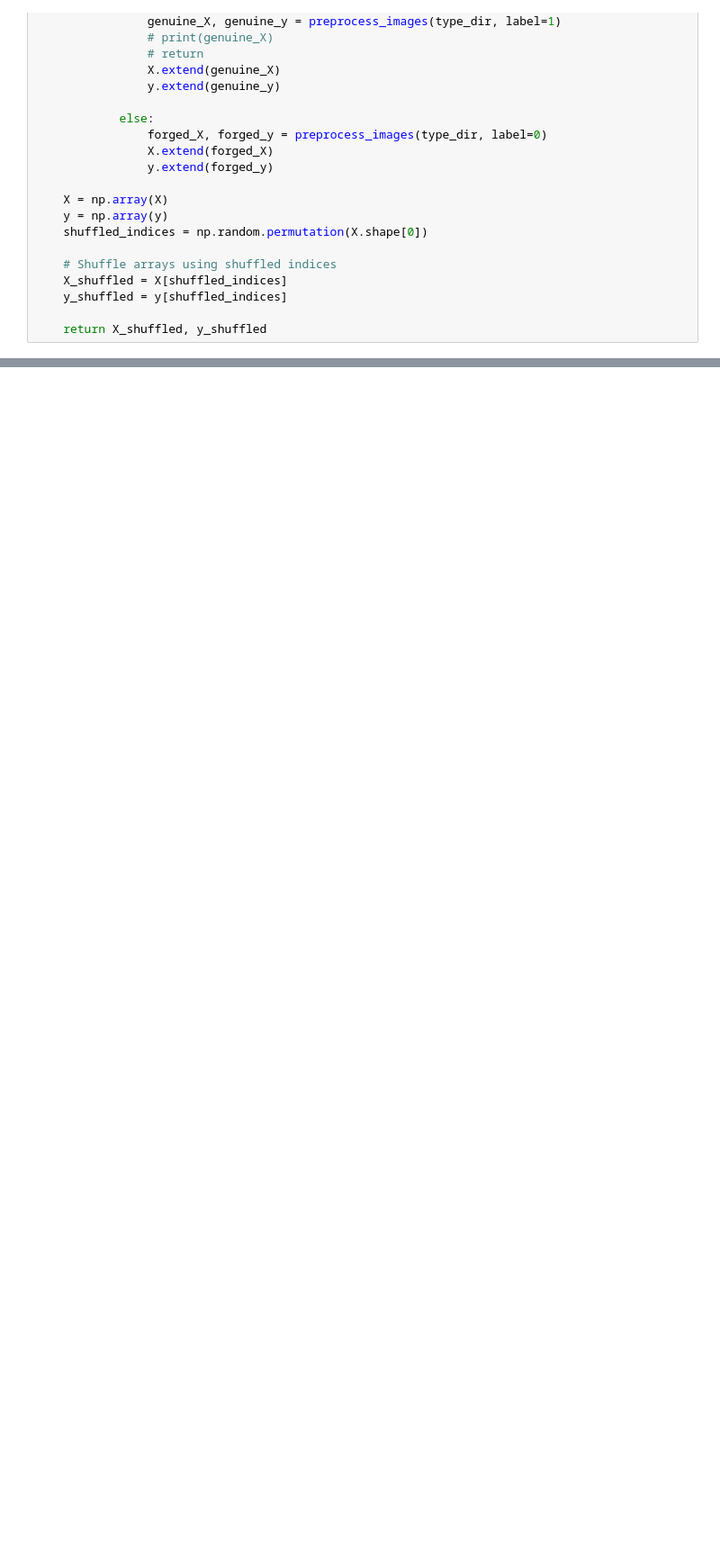
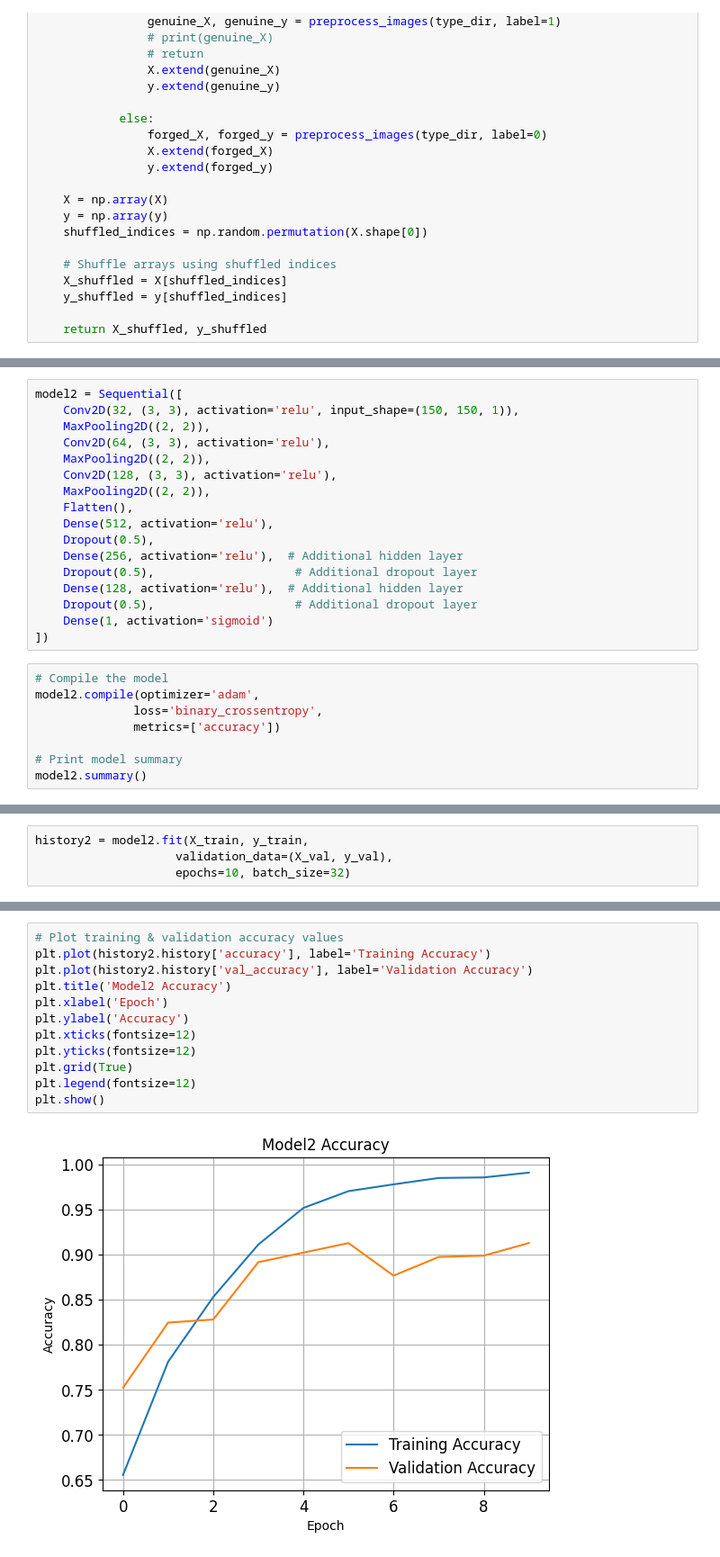
Before and after one commit to mraabhijit/signature-forgery, a Jupyter notebook: notebooks/Preprocessing.ipynb, the cells around one changed output, grey strips where cells are left out. Shown at 90% size. Drawn from its saved outputs; the diff is of its cells as text; blank space fills up the shorter version.

```diff
--- a/notebooks/Preprocessing.ipynb
+++ b/notebooks/Preprocessing.ipynb
@@ -227,0 +303,25 @@ TypeError: cannot unpack non-iterable NoneType object
+# %%
+model2 = Sequential([
+    Conv2D(32, (3, 3), activation='relu', input_shape=(150, 150, 1)),
+    MaxPooling2D((2, 2)),
+    Conv2D(64, (3, 3), activation='relu'),
+    MaxPooling2D((2, 2)),
+    Conv2D(128, (3, 3), activation='relu'),
+    MaxPooling2D((2, 2)),
+    Flatten(),
+    Dense(512, activation='relu'),
+    Dropout(0.5),
+    Dense(256, activation='relu'),  # Additional hidden layer
+    Dropout(0.5),                    # Additional dropout layer
+    Dense(128, activation='relu'),  # Additional hidden layer
+    Dropout(0.5),                    # Additional dropout layer
+    Dense(1, activation='sigmoid')
+])
+# %%
+# Compile the model
+model2.compile(optimizer='adam',
+              loss='binary_crossentropy',
+              metrics=['accuracy'])
+
+# Print model summary
+model2.summary()
@@ -227,0 +346,4 @@ TypeError: cannot unpack non-iterable NoneType object
+# %%
+history2 = model2.fit(X_train, y_train,
+                    validation_data=(X_val, y_val),
+                    epochs=10, batch_size=32)
@@ -227,0 +373,14 @@ TypeError: cannot unpack non-iterable NoneType object
+# %%
+# Plot training & validation accuracy values
+plt.plot(history2.history['accuracy'], label='Training Accuracy')
+plt.plot(history2.history['val_accuracy'], label='Validation Accuracy')
+plt.title('Model2 Accuracy')
+plt.xlabel('Epoch')
+plt.ylabel('Accuracy')
+plt.xticks(fontsize=12)
+plt.yticks(fontsize=12)
+plt.grid(True)
+plt.legend(fontsize=12)
+plt.show()
+# %% [output]
+[figure, added]
```
Also changed, not shown: parts of 24 cells of this notebook, 1 other file.
